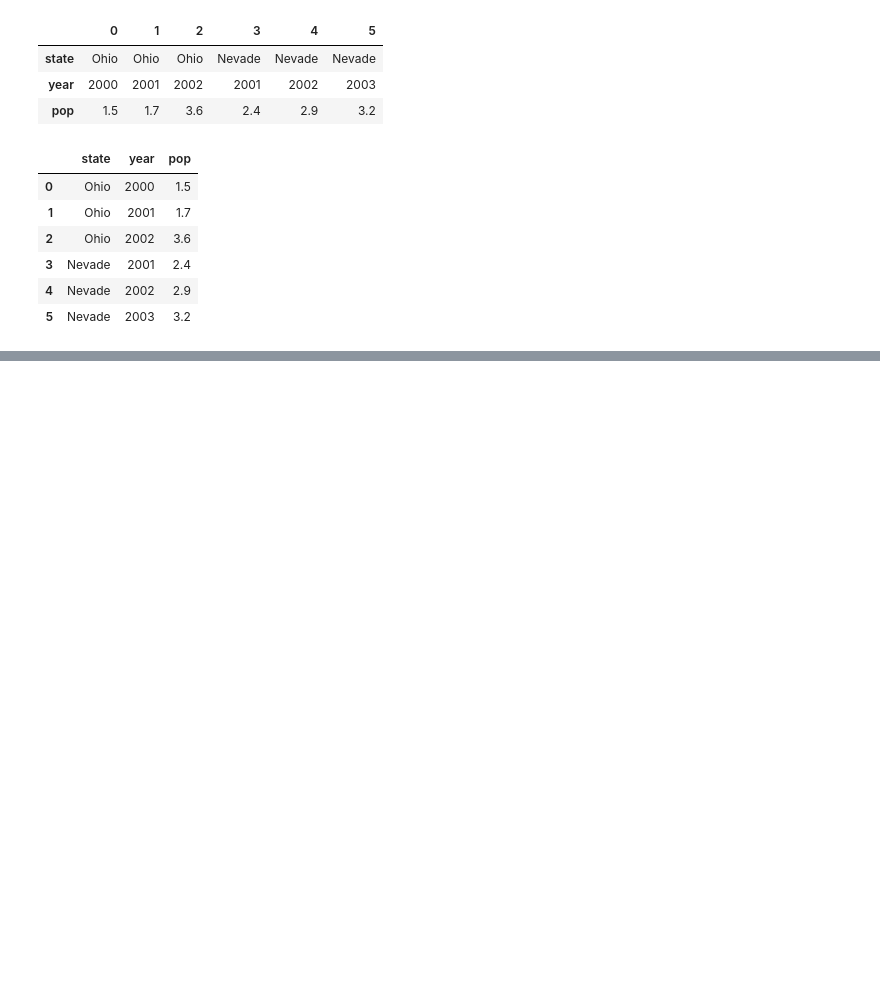
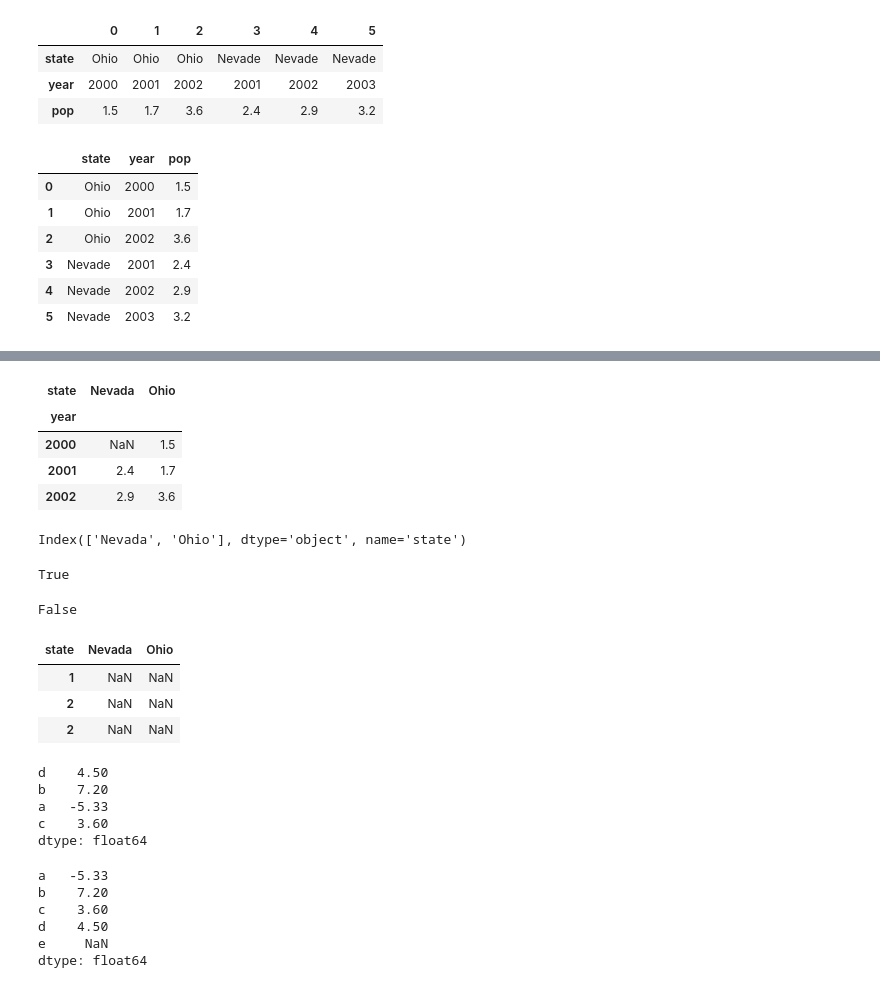
Before and after one commit to AriaSulG/test, a Jupyter notebook: 第五章 Pandas/第五章 Pandas.ipynb, the cells around one changed output, grey strips where cells are left out. Cells and saved outputs as stored; diff of their text form; code cells hidden in the pictures; blank space fills up the shorter version.

```diff
--- a/第五章 Pandas/第五章 Pandas.ipynb
+++ b/第五章 Pandas/第五章 Pandas.ipynb
@@ -331,0 +381,50 @@ ModuleNotFoundError: No module named 'tushare'
+# %%
+frame3.index.name = "year"
+frame3.columns.name = "state"
+# %%
+frame3
+# %% [output]
+| state | Nevada | Ohio |
+| year |  |  |
+| 2000 | NaN | 1.5 |
+| 2001 | 2.4 | 1.7 |
+| 2002 | 2.9 | 3.6 |
+# %%
+frame3.columns
+# %% [output]
+Index(['Nevada', 'Ohio'], dtype='object', name='state')
+# %%
+'Ohio' in frame3.columns
+# %% [output]
+True
+# %%
+2003 in frame3.index
+# %% [output]
+False
+# %%
+dup_lables = pd.Index([1,2,2])
+DataFrame(frame3,index=dup_lables)
+# %% [output]
+| state | Nevada | Ohio |
+| 1 | NaN | NaN |
+| 2 | NaN | NaN |
+| 2 | NaN | NaN |
+# %%
+obj = Series([4.5,7.2,-5.33,3.6], index=['d', 'b', 'a', 'c'])
+obj
+# %% [output]
+d    4.50
+b    7.20
+a   -5.33
+c    3.60
+dtype: float64
+# %%
+obj2 = obj.reindex(['a','b','c','d','e'])
+obj2
+# %% [output]
+a   -5.33
+b    7.20
+c    3.60
+d    4.50
+e     NaN
+dtype: float64
```
Also changed, not shown: parts of 10 cells of this notebook.
